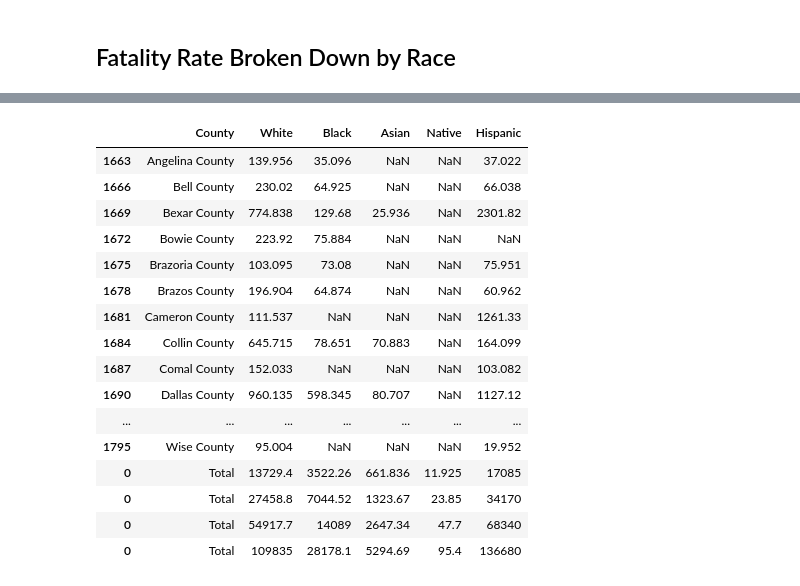
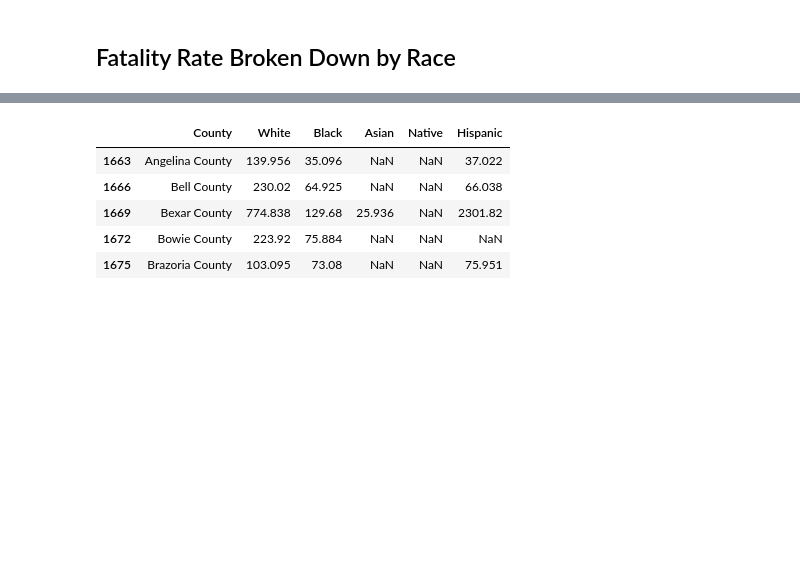
Before and after one commit to Mvhaynes/Project1-covid-analysis, a Jupyter notebook: Covid Analysis.ipynb, the cells around one changed output, grey strips where cells are left out. Drawn from its saved outputs; the diff is of its cells as text; code cells hidden in the pictures; blank space fills up the shorter version.

```diff
--- a/Covid Analysis.ipynb
+++ b/Covid Analysis.ipynb
@@ -378,40 +335,29 @@ num_deaths_race
 # %%
 # Sum up deaths
 total_white = num_deaths_race['White'].sum(axis=0)
 total_black = num_deaths_race['Black'].sum(axis=0)
 total_asian = num_deaths_race['Asian'].sum(axis=0)
 total_native = num_deaths_race['Native'].sum(axis=0)
 total_hispanic = num_deaths_race['Hispanic'].sum(axis=0)
 
 # Total df
 total_df = pd.DataFrame({'County': 'Total',
                        'White': total_white,
                        'Black': total_black,
                        'Asian': total_asian,
                        'Native': total_native,
                        'Hispanic': total_hispanic}, index=[0])
 
 # Append to dataframe
 num_deaths_race = num_deaths_race.append(total_df)
-num_deaths_race
+num_deaths_race.head()
 # %% [output]
 |  | County | White | Black | Asian | Native | Hispanic |
 | 1663 | Angelina County | 139.956 | 35.096 | NaN | NaN | 37.022 |
 | 1666 | Bell County | 230.02 | 64.925 | NaN | NaN | 66.038 |
 | 1669 | Bexar County | 774.838 | 129.68 | 25.936 | NaN | 2301.82 |
 | 1672 | Bowie County | 223.92 | 75.884 | NaN | NaN | NaN |
 | 1675 | Brazoria County | 103.095 | 73.08 | NaN | NaN | 75.951 |
-| 1678 | Brazos County | 196.904 | 64.874 | NaN | NaN | 60.962 |
-| 1681 | Cameron County | 111.537 | NaN | NaN | NaN | 1261.33 |
-| 1684 | Collin County | 645.715 | 78.651 | 70.883 | NaN | 164.099 |
-| 1687 | Comal County | 152.033 | NaN | NaN | NaN | 103.082 |
-| 1690 | Dallas County | 960.135 | 598.345 | 80.707 | NaN | 1127.12 |
-| ... | ... | ... | ... | ... | ... | ... |
-| 1795 | Wise County | 95.004 | NaN | NaN | NaN | 19.952 |
-| 0 | Total | 13729.4 | 3522.26 | 661.836 | 11.925 | 17085 |
-| 0 | Total | 27458.8 | 7044.52 | 1323.67 | 23.85 | 34170 |
-| 0 | Total | 54917.7 | 14089 | 2647.34 | 47.7 | 68340 |
-| 0 | Total | 109835 | 28178.1 | 5294.69 | 95.4 | 136680 |
 # %%
 # Bar chart of deaths by race (compare to bar chart of TX race distribution) and run test
 
```
Also changed, not shown: parts of 6 cells of this notebook.
